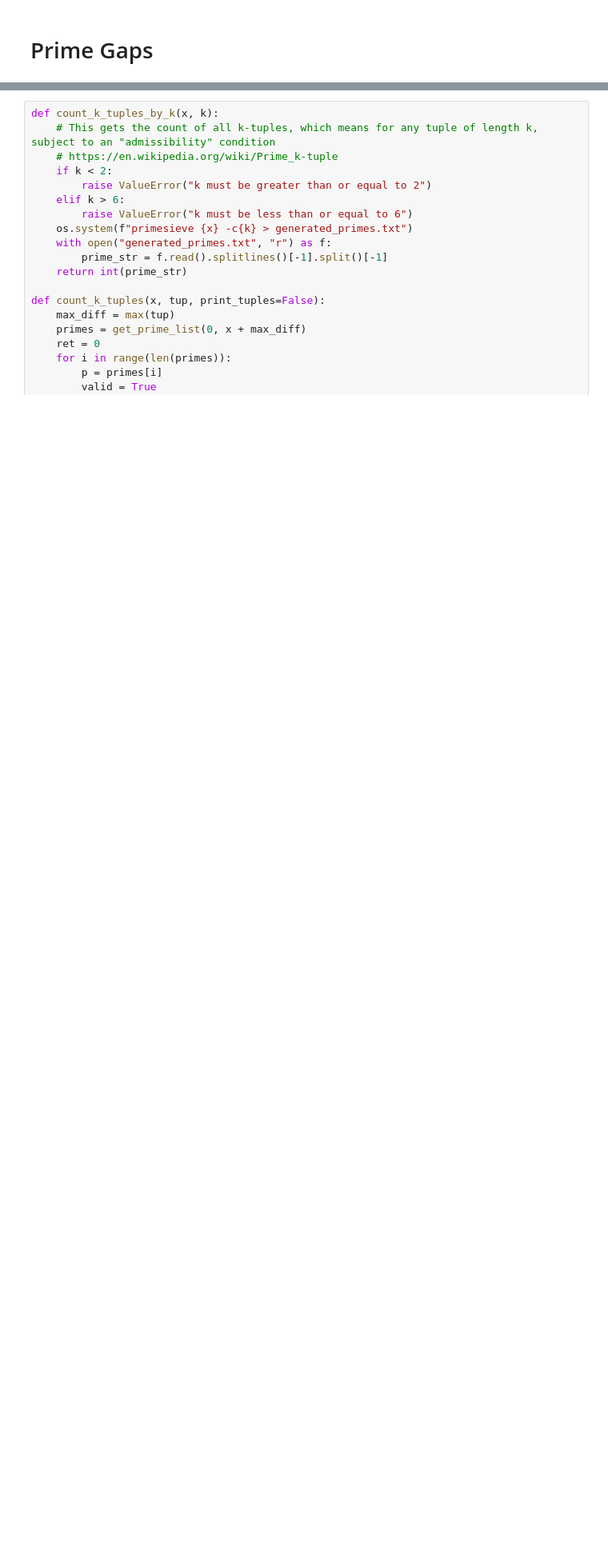
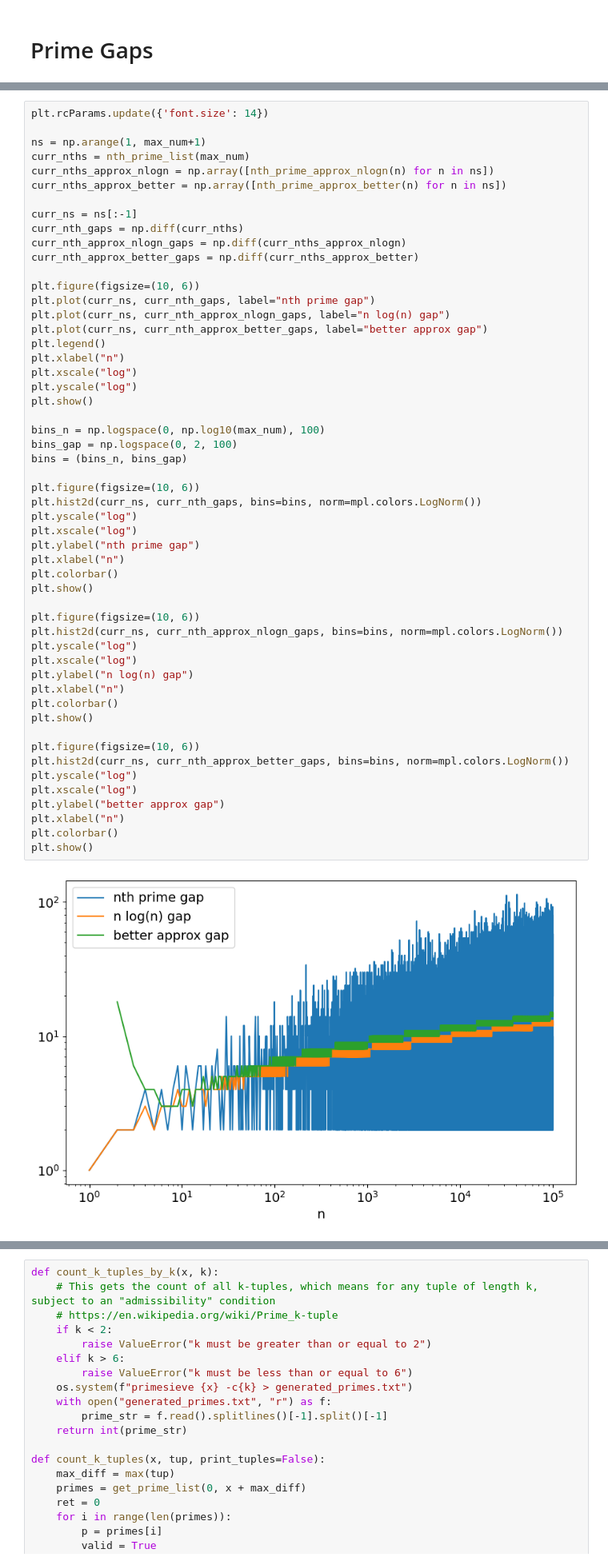
Before and after one commit to leehagaman/prime_guesser, a Jupyter notebook: prime_studies.ipynb, the cells around one changed output, grey strips where cells are left out. Shown: that part at 80% size. Drawn from its saved outputs; the diff is of its cells as text; blank space fills up the shorter version.

Commit message:
added additional prime gap study, added gitignore

```diff
--- a/prime_studies.ipynb
+++ b/prime_studies.ipynb
@@ -216,0 +220,55 @@ plt.show()
+# %%
+plt.rcParams.update({'font.size': 14})
+
+ns = np.arange(1, max_num+1)
+curr_nths = nth_prime_list(max_num)
+curr_nths_approx_nlogn = np.array([nth_prime_approx_nlogn(n) for n in ns])
+curr_nths_approx_better = np.array([nth_prime_approx_better(n) for n in ns])
+
+curr_ns = ns[:-1]
+curr_nth_gaps = np.diff(curr_nths)
+curr_nth_approx_nlogn_gaps = np.diff(curr_nths_approx_nlogn)
+curr_nth_approx_better_gaps = np.diff(curr_nths_approx_better)
+
+plt.figure(figsize=(10, 6))
+plt.plot(curr_ns, curr_nth_gaps, label="nth prime gap")
+plt.plot(curr_ns, curr_nth_approx_nlogn_gaps, label="n log(n) gap")
+plt.plot(curr_ns, curr_nth_approx_better_gaps, label="better approx gap")
+plt.legend()
+plt.xlabel("n")
+plt.xscale("log")
+plt.yscale("log")
+plt.show()
+
+bins_n = np.logspace(0, np.log10(max_num), 100)
+bins_gap = np.logspace(0, 2, 100)
+bins = (bins_n, bins_gap)
+
+plt.figure(figsize=(10, 6))
+plt.hist2d(curr_ns, curr_nth_gaps, bins=bins, norm=mpl.colors.LogNorm())
+plt.yscale("log")
+plt.xscale("log")
+plt.ylabel("nth prime gap")
+plt.xlabel("n")
+plt.colorbar()
+plt.show()
+
+plt.figure(figsize=(10, 6))
+plt.hist2d(curr_ns, curr_nth_approx_nlogn_gaps, bins=bins, norm=mpl.colors.LogNorm())
+plt.yscale("log")
+plt.xscale("log")
+plt.ylabel("n log(n) gap")
+plt.xlabel("n")
+plt.colorbar()
+plt.show()
+
+plt.figure(figsize=(10, 6))
+plt.hist2d(curr_ns, curr_nth_approx_better_gaps, bins=bins, norm=mpl.colors.LogNorm())
+plt.yscale("log")
+plt.xscale("log")
+plt.ylabel("better approx gap")
+plt.xlabel("n")
+plt.colorbar()
+plt.show()
+# %% [output]
+[figure, added]
```
Also changed, not shown: parts of 4 cells of this notebook, 1 other file.
